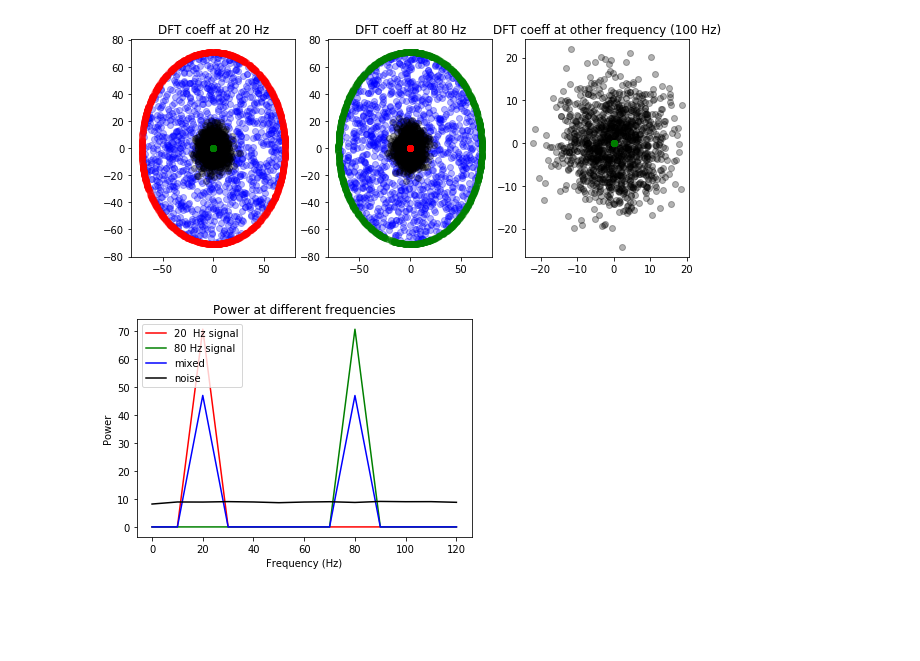
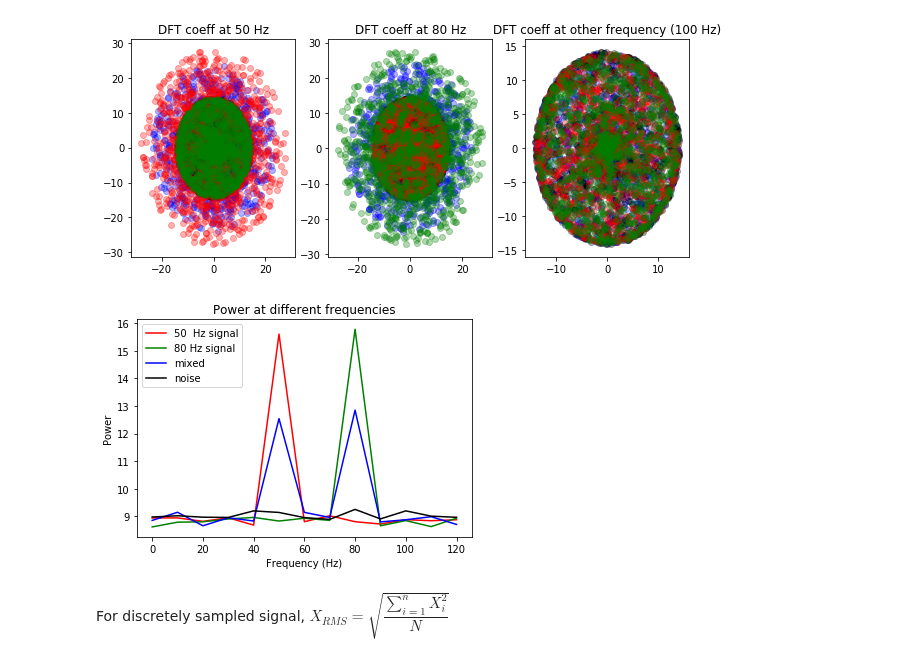
Before and after one commit to BruntonUWBio/structured-random-features, a Jupyter notebook: frequency XOR problem.ipynb, the cells around one changed output. Saved outputs shown, nothing was run; the diff lists cells and outputs as text; code cells hidden in the pictures; blank space fills up the shorter version.

Commit message:
script for frequency XOR analysis

```diff
--- a/frequency XOR problem.ipynb
+++ b/frequency XOR problem.ipynb
@@ -41,20 +60,24 @@ def XOR_data(nPoints, fs, k1, k2, sig_dur, seed=None):
 
     return X, y
 # %%
-n_points, fs, sig_dur = 5000, 1000, 0.1
-k1, k2 = 2, 8
-freq = [int(k1/ sig_dur), int(k2 / sig_dur)]
-X, y = XOR_data(n_points, fs, k1, k2, sig_dur, seed=0)
+nPoints, fs, sig_dur = 5000, 1000, 0.1
+k1, k2 = 5, 8
+a = 0.2
+freq = [int(k1/ sig_dur), int(k2  / sig_dur)]
+X, y = XOR_data(nPoints, fs, k1, k2, sig_dur, a, seed=None)
 
-n_points_quarter = int(n_points/4)
+# plot
+snr = a ** 2 / (1 - a ** 2)
 N = int(fs * sig_dur)
 t = np.arange(N) / fs
+nPoints_quarter = int(nPoints / 4)
 fig = plt.figure(figsize=(12, 4))
+plt.suptitle('XOR data: SNR=%0.2f' % snr, fontsize=16)
 ax = fig.add_subplot(121)
 plt.title('signal', fontsize=18)
 plt.plot(t, X[1250], 'g', lw=3, label='%d Hz' % freq[1])
 plt.plot(t, X[0], 'r', lw=5, label='%d Hz' % freq[0])
-plt.legend(fontsize=16)
+plt.legend(loc='lower right', fontsize=16)
 plt.xlabel('time', fontsize=16)
 
 
@@ -64,6 +87,7 @@ plt.plot(t, X[2501], 'b', lw=5, label='mixed freq.')
 plt.plot(t, X[-1], 'k', lw=2, label='random noise')
 plt.legend(fontsize=16)
 plt.xlabel('time', fontsize=16)
+plt.subplots_adjust(top=0.85)
 
-plt.savefig('figures/XOR/data.png')
+plt.savefig('figures/XOR/data_a=%0.2f.png' % a)
 # %% [output]
@@ -82,57 +106,62 @@ dft_neg = X_neg @ A
 fig = plt.figure(figsize=(10, 4))
 ax = fig.add_subplot(131)
 plt.title('DFT coeff at %d Hz' % freq[0])
-plt.scatter(dft_neg[:n_points_quarter, k1].real, dft_neg[:n_points_quarter, k1].imag, c='b', alpha=0.3)
-plt.scatter(dft_neg[n_points_quarter:, k1].real, dft_neg[n_points_quarter:, k1].imag, c='k', alpha=0.3)
-plt.scatter(dft_pos[:n_points_quarter, k1].real, dft_pos[:n_points_quarter, k1].imag, c='r', alpha=0.3)
-plt.scatter(dft_pos[n_points_quarter:, k1].real, dft_pos[n_points_quarter:, k1].imag, c='g', alpha=0.3)
+plt.scatter(dft_neg[:nPoints_quarter, k1].real, dft_neg[:nPoints_quarter, k1].imag, c='b', alpha=0.3)
+plt.scatter(dft_neg[nPoints_quarter:, k1].real, dft_neg[nPoints_quarter:, k1].imag, c='k', alpha=0.3)
+plt.scatter(dft_pos[:nPoints_quarter, k1].real, dft_pos[:nPoints_quarter, k1].imag, c='r', alpha=0.3)
+plt.scatter(dft_pos[nPoints_quarter:, k1].real, dft_pos[nPoints_quarter:, k1].imag, c='g', alpha=0.3)
 # plt.scatter(dft_neg[:, k1].real, dft_neg[:, k1].imag, c='k', alpha=0.3)
 # plt.scatter(dft_pos[:, k1].real, dft_pos[:, k1].imag, c='r')
 
 ax = fig.add_subplot(132)
 plt.title('DFT coeff at %d Hz' % freq[1])
-plt.scatter(dft_neg[:n_points_quarter, k2].real, dft_neg[:n_points_quarter, k2].imag, c='b', alpha=0.3)
-plt.scatter(dft_neg[n_points_quarter:, k2].real, dft_neg[n_points_quarter:, k2].imag, c='k', alpha=0.3)
-plt.scatter(dft_pos[:n_points_quarter, k2].real, dft_pos[:n_points_quarter, k2].imag, c='r', alpha=0.3)
-plt.scatter(dft_pos[n_points_quarter:, k2].real, dft_pos[n_points_quarter:, k2].imag, c='g', alpha=0.3)
+plt.scatter(dft_neg[:nPoints_quarter, k2].real, dft_neg[:nPoints_quarter, k2].imag, c='b', alpha=0.3)
+plt.scatter(dft_neg[nPoints_quarter:, k2].real, dft_neg[nPoints_quarter:, k2].imag, c='k', alpha=0.3)
+plt.scatter(dft_pos[:nPoints_quarter, k2].real, dft_pos[:nPoints_quarter, k2].imag, c='r', alpha=0.3)
+plt.scatter(dft_pos[nPoints_quarter:, k2].real, dft_pos[nPoints_quarter:, k2].imag, c='g', alpha=0.3)
 # plt.scatter(dft_neg[:, k2].real, dft_neg[:, k2].imag, c='k', alpha=0.3)
 # plt.scatter(dft_pos[:, k2].real, dft_pos[:, k2].imag, c='r')
 
-k =10
+k = 10
 ax = fig.add_subplot(133)
-plt.scatter(dft_neg[:n_points_quarter, k].real, dft_neg[:n_points_quarter, k].imag, c='b', alpha=0.3)
-plt.scatter(dft_neg[n_points_quarter:, k].real, dft_neg[n_points_quarter:, k].imag, c='k', alpha=0.3)
-plt.scatter(dft_pos[:n_points_quarter, k].real, dft_pos[:n_points_quarter, k].imag, c='r', alpha=0.3)
-plt.scatter(dft_pos[n_points_quarter:, k].real, dft_pos[n_points_quarter:, k].imag, c='g', alpha=0.3)
+plt.scatter(dft_neg[:nPoints_quarter, k].real, dft_neg[:nPoints_quarter, k].imag, c='b', alpha=0.3)
+plt.scatter(dft_neg[nPoints_quarter:, k].real, dft_neg[nPoints_quarter:, k].imag, c='k', alpha=0.3)
+plt.scatter(dft_pos[:nPoints_quarter, k].real, dft_pos[:nPoints_quarter, k].imag, c='r', alpha=0.3)
+plt.scatter(dft_pos[nPoints_quarter:, k].real, dft_pos[nPoints_quarter:, k].imag, c='g', alpha=0.3)
 plt.title('DFT coeff at other frequency (%d Hz)' % int(k / sig_dur))
 # plt.scatter(dft_neg[:, k].real, dft_neg[:, 14].imag, c='k', alpha=0.3)
 # plt.scatter(dft_pos[:, k].real, dft_pos[:, 14].imag, c='r')
 
 # # power at different frequencies
-power_f1 = np.mean(np.abs(dft_pos[:n_points_quarter]), axis=0)
-power_f2 = np.mean(np.abs(dft_pos[n_points_quarter:]), axis=0)
-power_mixed = np.mean(np.abs(dft_neg[:n_points_quarter]), axis=0)
-power_noise = np.mean(np.abs(dft_neg[n_points_quarter:]), axis=0)
+power_f1 = np.mean(np.abs(dft_pos[:nPoints_quarter]), axis=0)
+power_f2 = np.mean(np.abs(dft_pos[nPoints_quarter:]), axis=0)
+power_mixed = np.mean(np.abs(dft_neg[:nPoints_quarter]), axis=0)
+power_noise = np.mean(np.abs(dft_neg[nPoints_quarter:]), axis=0)
 # power_pos = np.mean(np.abs(dft_pos), axis=0)
 # power_neg = np.mean(np.abs(dft_neg), axis=0)
+
+plt.savefig('figures/XOR/dft_analysis_coefficients_a=%0.2f.png' % a)
 
 n = 13
 fig = plt.figure()
 plt.title('Power at different frequencies')
 plt.plot(np.arange(n) / sig_dur, power_f1[:n], 'r', label='%d  Hz signal' % freq[0] )
 plt.plot(np.arange(n) / sig_dur, power_f2[:n], 'g', label='%d Hz signal' % freq[1])
 plt.plot(np.arange(n) / sig_dur, power_mixed[:n], 'b', label='mixed')
 plt.plot(np.arange(n) / sig_dur, power_noise[:n], 'k', label='noise')
 
 # plt.plot(np.arange(n) / sig_dur, power_pos[:n], 'r', label='signal')
 # plt.plot(np.arange(n) / sig_dur, power_neg[:n], 'k', label='noise')
 plt.ylabel('Power')
 plt.xlabel('Frequency (Hz)')
 plt.legend(loc='upper left', fontsize=10)
 
-plt.savefig('figures/XOR/dft_analysis.png')
+plt.savefig('figures/XOR/dft_analysis_power_a=%0.2f.png' % a)
 # %% [output]
-[figure, old version]
+[figure, new version]
-[figure, old version]
+[figure, new version]
+# %% [markdown]
+For discretely sampled signal,
+$X_{RMS} = \sqrt{\dfrac{\sum_{i=1}^n X_i^2}{N}}$
 # %%
 # check input statistics
```
Also changed, not shown: parts of 6 cells of this notebook.
